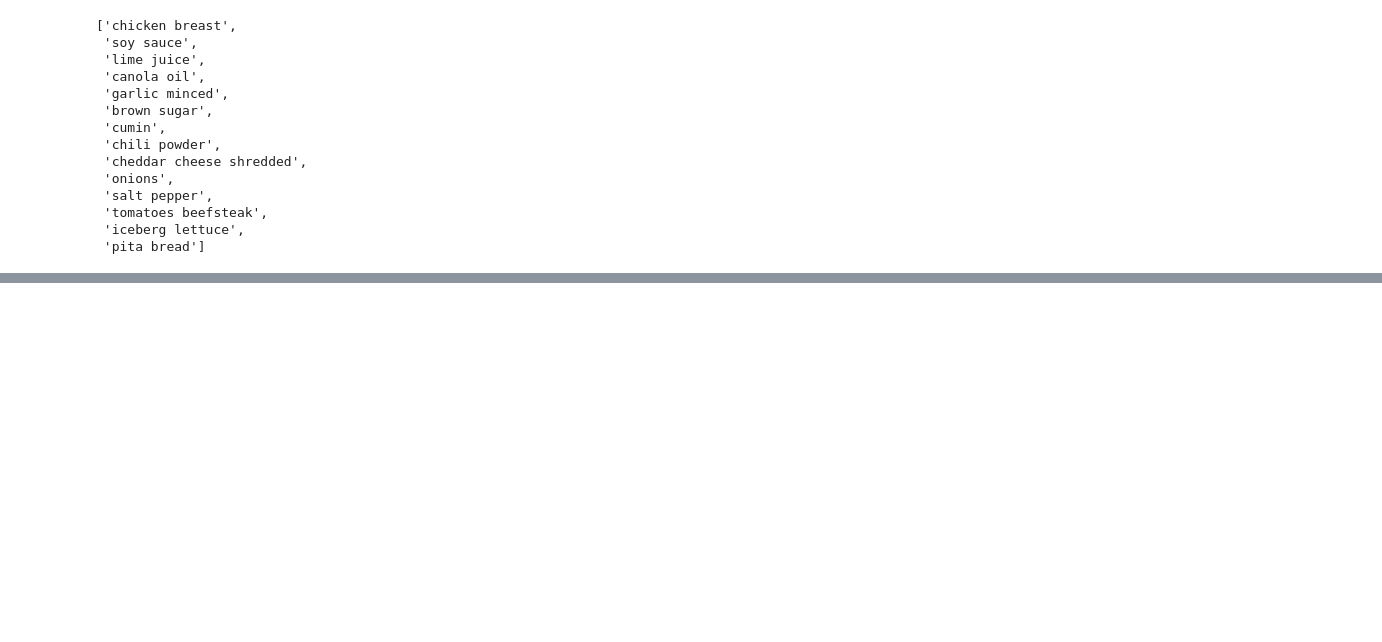
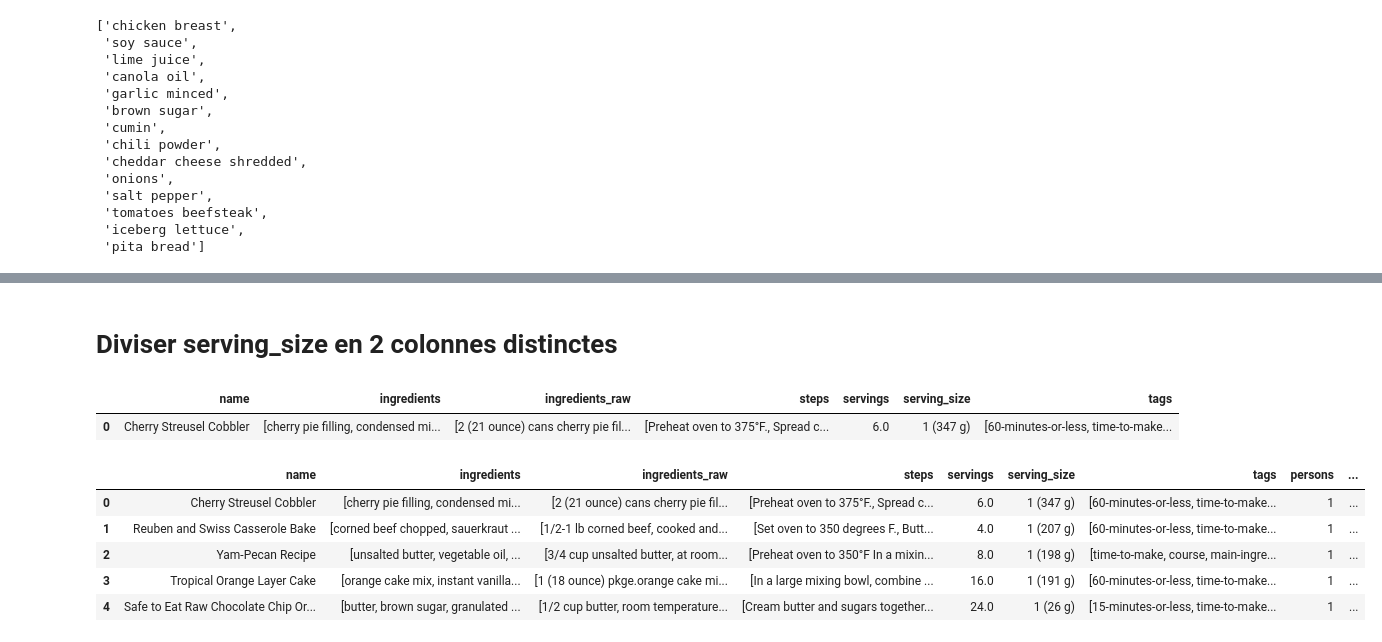
Before and after one commit to Master-Shelf-Team/master_shelf, a Jupyter notebook: notebooks/recipes/mitri_explo.ipynb, the cells around one changed output, grey strips where cells are left out. Cells and saved outputs as stored; diff of their text form; code cells hidden in the pictures; blank space fills up the shorter version.

```diff
--- a/notebooks/recipes/mitri_explo.ipynb
+++ b/notebooks/recipes/mitri_explo.ipynb
@@ -125,0 +137,18 @@ liste
+# %% [markdown]
+# Diviser serving_size en 2 colonnes distinctes
+# %%
+data.head(1)
+# %% [output]
+|  | name | ingredients | ingredients_raw | steps | servings | serving_size | tags |
+| 0 | Cherry Streusel Cobbler | [cherry pie filling, condensed mi... | [2 (21 ounce) cans cherry pie fil... | [Preheat oven to 375°F., Spread c... | 6.0 | 1 (347 g) | [60-minutes-or-less, time-to-make... |
+# %%
+data[["persons", "portion_size"]] = data["serving_size"].str.extract(
+    r"(\d+)\s*\(([^)]+)\)")
+data.head()
+# %% [output]
+|  | name | ingredients | ingredients_raw | steps | servings | serving_size | tags | persons | ... |
+| 0 | Cherry Streusel Cobbler | [cherry pie filling, condensed mi... | [2 (21 ounce) cans cherry pie fil... | [Preheat oven to 375°F., Spread c... | 6.0 | 1 (347 g) | [60-minutes-or-less, time-to-make... | 1 | ... |
+| 1 | Reuben and Swiss Casserole Bake | [corned beef chopped, sauerkraut ... | [1/2-1 lb corned beef, cooked and... | [Set oven to 350 degrees F., Butt... | 4.0 | 1 (207 g) | [60-minutes-or-less, time-to-make... | 1 | ... |
+| 2 | Yam-Pecan Recipe | [unsalted butter, vegetable oil, ... | [3/4 cup unsalted butter, at room... | [Preheat oven to 350°F In a mixin... | 8.0 | 1 (198 g) | [time-to-make, course, main-ingre... | 1 | ... |
+| 3 | Tropical Orange Layer Cake | [orange cake mix, instant vanilla... | [1 (18 ounce) pkge.orange cake mi... | [In a large mixing bowl, combine ... | 16.0 | 1 (191 g) | [60-minutes-or-less, time-to-make... | 1 | ... |
+| 4 | Safe to Eat Raw Chocolate Chip Or... | [butter, brown sugar, granulated ... | [1/2 cup butter, room temperature... | [Cream butter and sugars together... | 24.0 | 1 (26 g) | [15-minutes-or-less, time-to-make... | 1 | ... |
```
Also changed, not shown: parts of 4 cells of this notebook.
